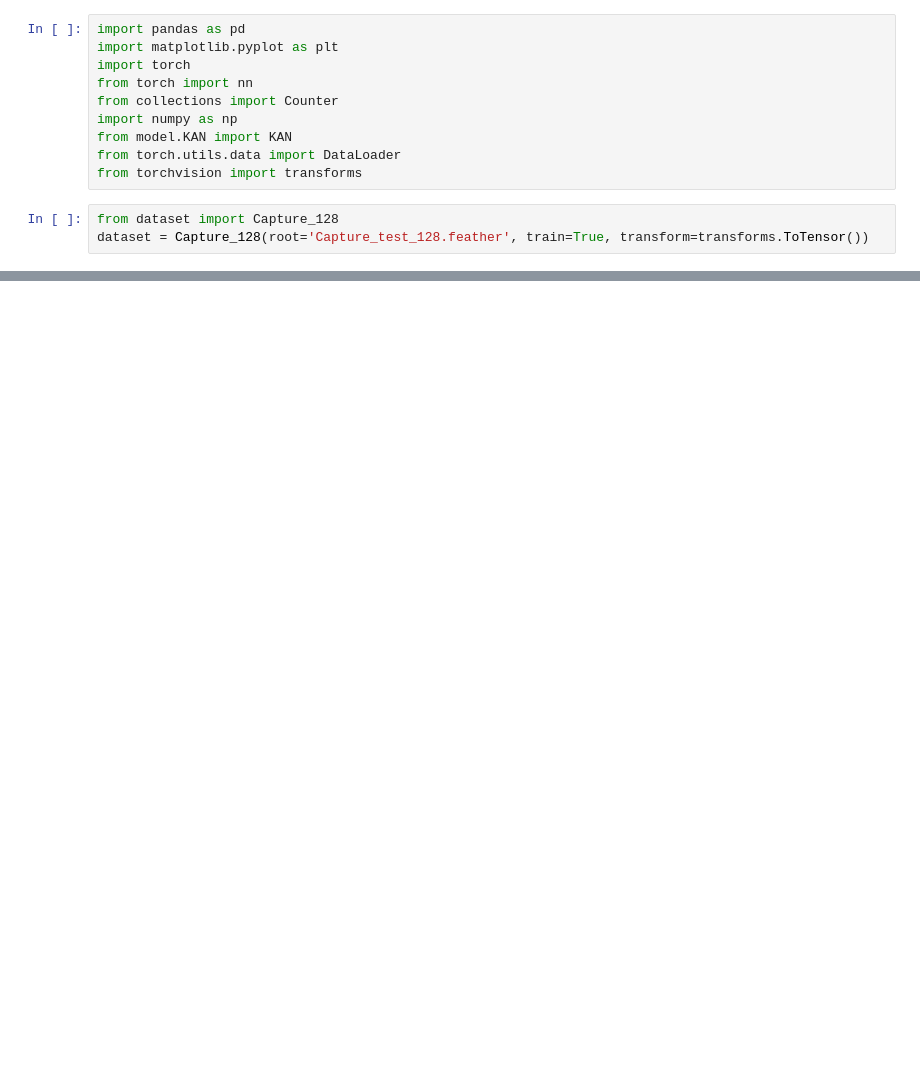
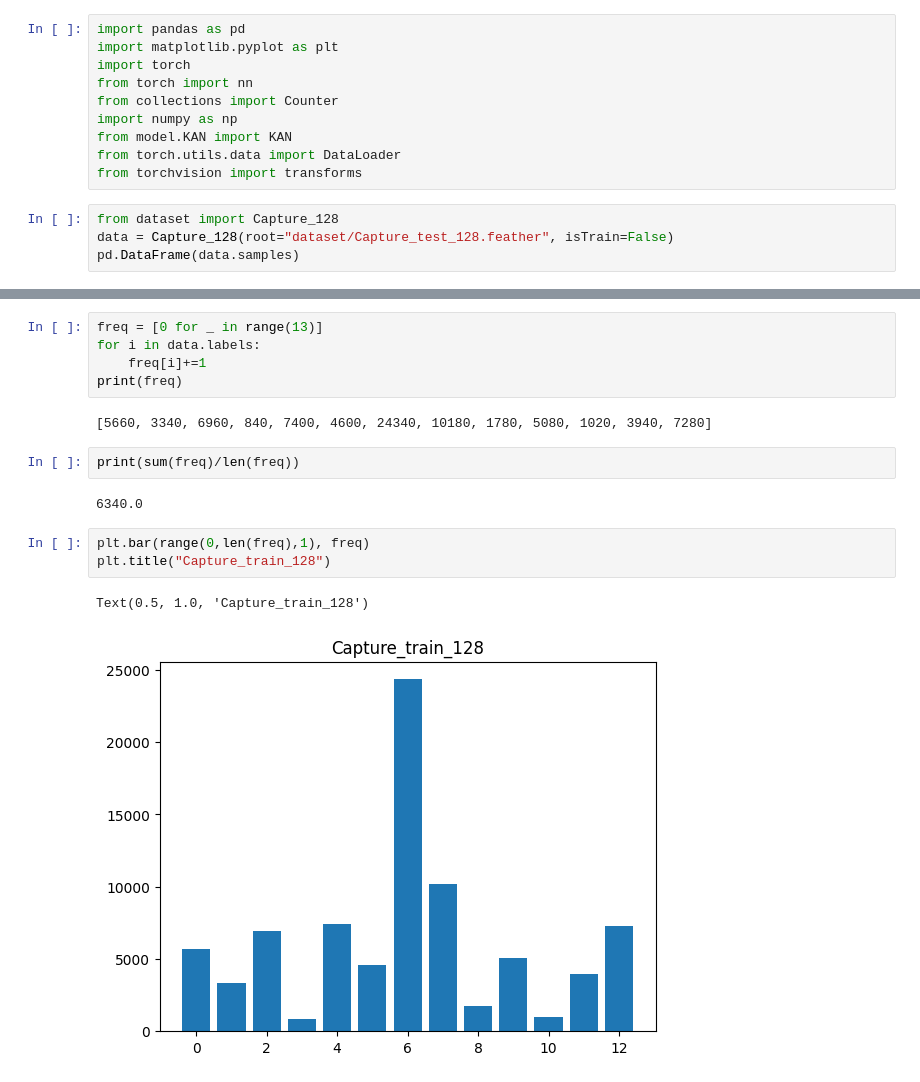
Before and after one commit to HuyOnic/KAN-Fusion-for-Incremenetal-Learning, a Jupyter notebook: main.ipynb, the cells around one changed output, grey strips where cells are left out. Drawn from its saved outputs; the diff is of its cells as text; blank space fills up the shorter version.

Commit message:
Update a balance dataset method

```diff
--- a/main.ipynb
+++ b/main.ipynb
@@ -10,7 +10,8 @@ from torch.utils.data import DataLoader
 from torchvision import transforms
 # %%
 from dataset import Capture_128
-dataset = Capture_128(root='Capture_test_128.feather', train=True, transform=transforms.ToTensor())
+data = Capture_128(root="dataset/Capture_test_128.feather", isTrain=False)
+pd.DataFrame(data.samples)
 # %% [output]
 1        0.827451
 2        0.619608
@@ -31,0 +82,17 @@ Name: 127, Length: 82420, dtype: float64' has dtype incompatible with int64, ple
+# %%
+freq = [0 for _ in range(13)]
+for i in data.labels:
+    freq[i]+=1
+print(freq)
+# %% [output]
+[5660, 3340, 6960, 840, 7400, 4600, 24340, 10180, 1780, 5080, 1020, 3940, 7280]
+# %%
+print(sum(freq)/len(freq))
+# %% [output]
+6340.0
+# %%
+plt.bar(range(0,len(freq),1), freq)
+plt.title("Capture_train_128")
+# %% [output]
+Text(0.5, 1.0, 'Capture_train_128')
+[figure, added]
```
Also changed, not shown: parts of 4 cells of this notebook, 5 other files.
